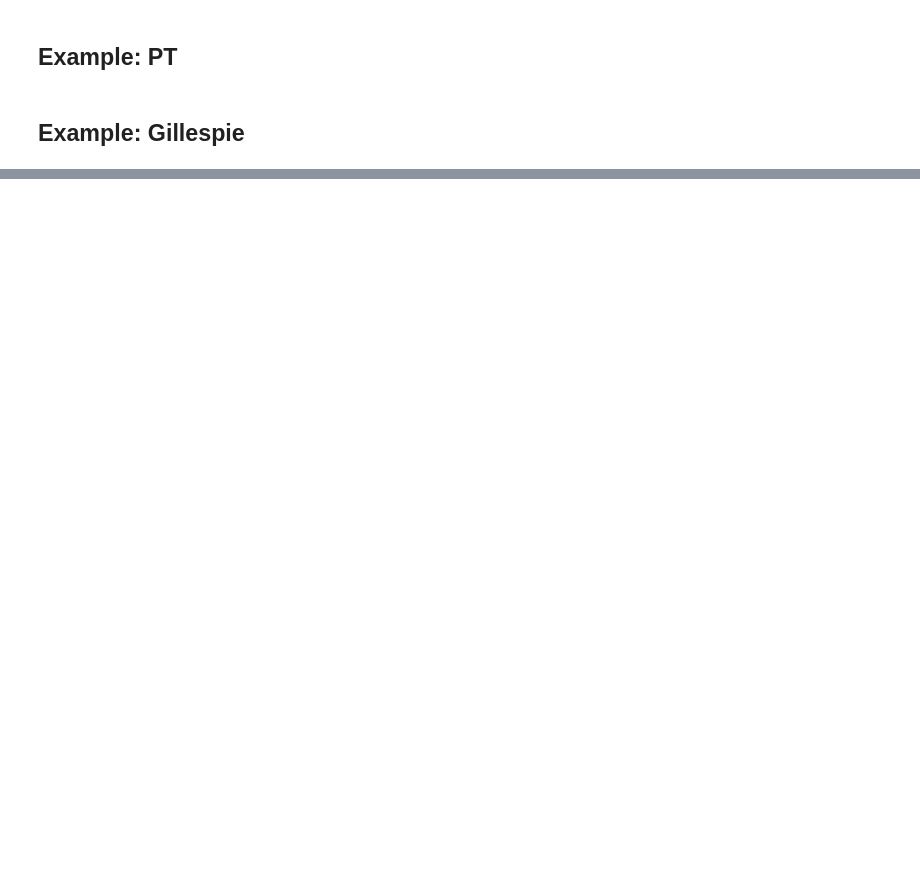
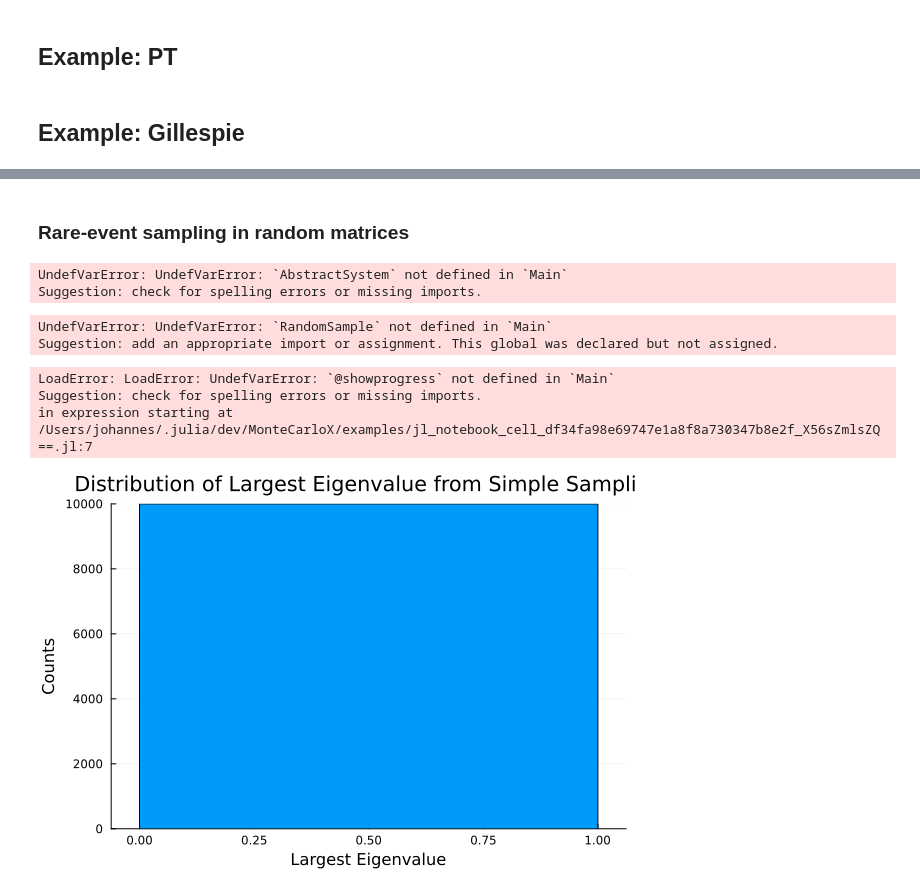
Before and after one commit to zierenberg/MonteCarloX.jl, a Jupyter notebook: examples/api.ipynb, the cells around one changed output, grey strips where cells are left out. Saved outputs shown, nothing was run; the diff lists cells and outputs as text; code cells hidden in the pictures; blank space fills up the shorter version.

```diff
--- a/examples/api.ipynb
+++ b/examples/api.ipynb
@@ -1067,0 +1154,54 @@ Suggestion: check for spelling errors or missing imports.
+# %% [markdown]
+### Rare-event sampling in random matrices
+# %%
+# Simplest first model: random directed ER graph with probability p to form an edge
+include("../src/rng.jl")
+using LinearAlgebra
+# using Arpack
+mutable struct RandomSample <: AbstractSystem
+    rng :: MutableRandomNumbers
+    connectivity :: Matrix{Float64}
+    largest_eigenvalue :: Float64
+    function RandomSample(num_nodes::Int, p::Real)
+        num_edges = num_nodes * num_nodes
+        rng = MutableRandomNumbers(MersenneTwister(42), num_edges, mode=:static)
+        # each connectivity is zero or one with probability p, where we can use rng.random_numbers as a vector
+        connectivity = reshape(rng.random_numbers, num_nodes, num_nodes) .< p
+        print("Generated connectivity matrix with $(sum(connectivity)) edges.\n")
+        largest_eigenvalue = maximum(abs, eigvals(connectivity))
+        # λmax = eigs(connectivity; nev=1, which=:LM)[1][1]
+        return new(rng, connectivity, largest_eigenvalue)
+    end
+end
+# %% [output]
+UndefVarError: UndefVarError: `AbstractSystem` not defined in `Main`
+Suggestion: check for spelling errors or missing imports.
+# %%
+state = RandomSample(20, 0.3)
+println("Largest eigenvalue: ", state.largest_eigenvalue)
+# %% [output]
+UndefVarError: UndefVarError: `RandomSample` not defined in `Main`
+Suggestion: add an appropriate import or assignment. This global was declared but not assigned.
+# %%
+# get distribution of largest eigenvalue first by simple sampling
+num_samples = Int(1e4)
+N = 20
+p = 0.3
+largest_eigenvalues = zeros(Float64, num_samples)
+rng = MersenneTwister(42)
+@showprogress for i in 1:num_samples
+    # generate new connectivity
+    connectivity = rand(rng, N, N) .< p
+    largest_eigenvalues[i] = maximum(abs, eigvals(connectivity))
+end
+# %% [output]
+LoadError: LoadError: UndefVarError: `@showprogress` not defined in `Main`
+Suggestion: check for spelling errors or missing imports.
+in expression starting at /Users/johannes/.julia/dev/MonteCarloX/examples/jl_notebook_cell_df34fa98e69747e1a8f8a730347b8e2f_X56sZmlsZQ==.jl:7
+# %%
+# plot
+using Plots
+histogram(largest_eigenvalues, bins=50, xlabel="Largest Eigenvalue", ylabel
+="Counts", title="Distribution of Largest Eigenvalue from Simple Sampling", label="")
+# %% [output]
+[figure, added]
```
Also changed, not shown: parts of 36 cells of this notebook.
